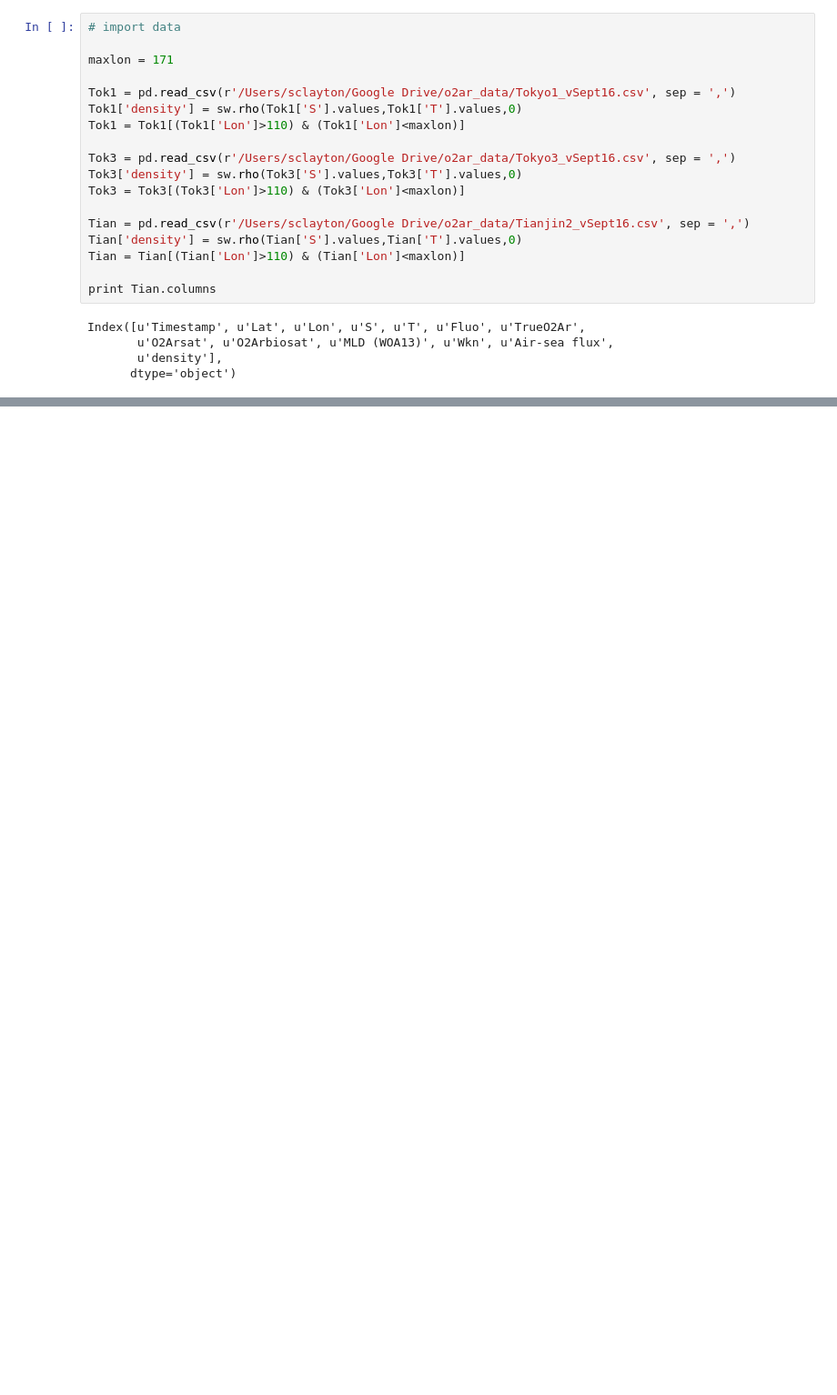
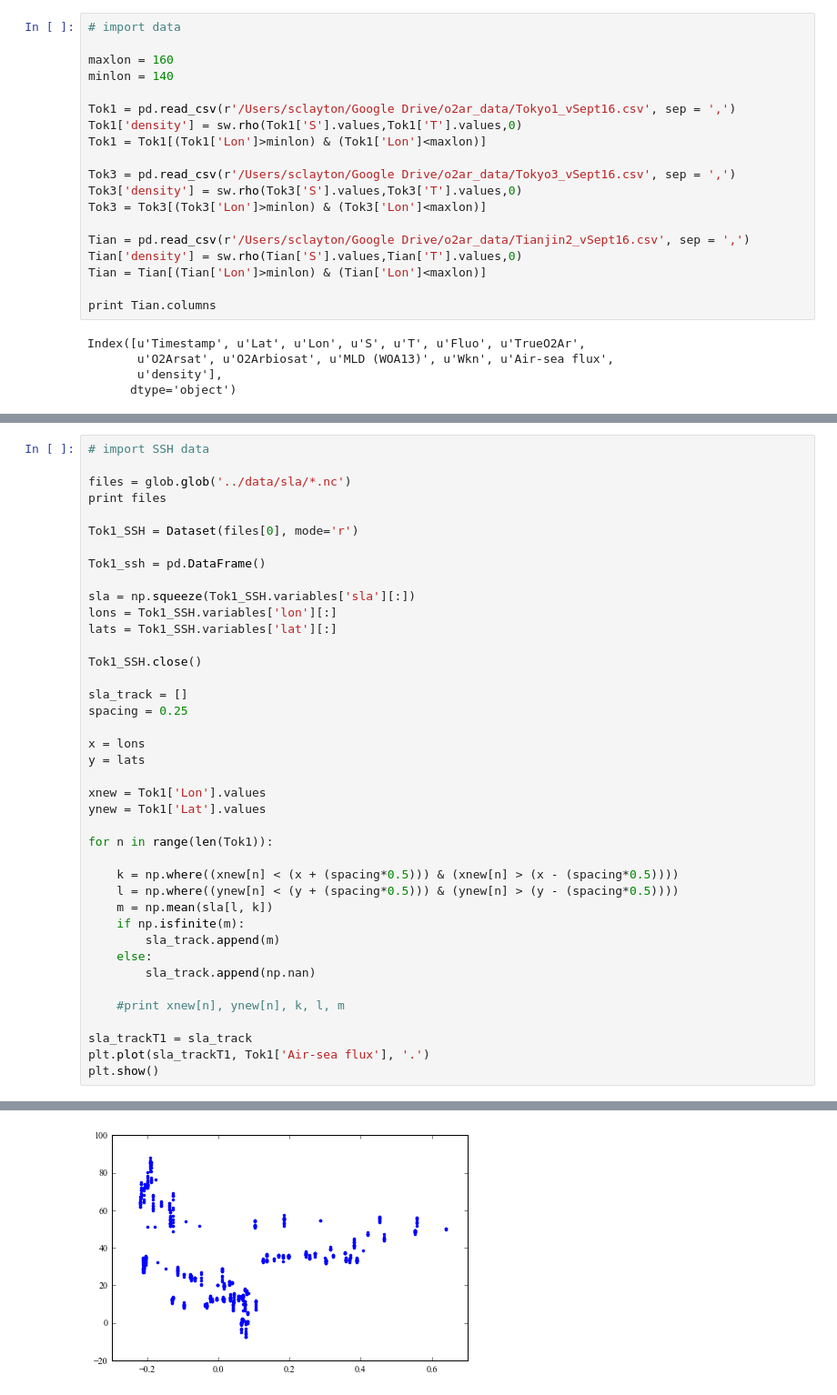
Before and after one commit to sophieclayton/kuroshio_productivity, a Jupyter notebook: SLA_NCP_corr.ipynb, the cells around one changed output, grey strips where cells are left out. Shown: that part at 91% size. Saved outputs shown, nothing was run; the diff lists cells and outputs as text; blank space fills up the shorter version.

```diff
--- a/SLA_NCP_corr.ipynb
+++ b/SLA_NCP_corr.ipynb
@@ -47,19 +16,20 @@ def NCP_bin(xbin, ybin, data):
 # %%
 # import data
 
-maxlon = 171
+maxlon = 160
+minlon = 140
 
 Tok1 = pd.read_csv(r'/Users/sclayton/Google Drive/o2ar_data/Tokyo1_vSept16.csv', sep = ',')
 Tok1['density'] = sw.rho(Tok1['S'].values,Tok1['T'].values,0)
-Tok1 = Tok1[(Tok1['Lon']>110) & (Tok1['Lon']<maxlon)]
+Tok1 = Tok1[(Tok1['Lon']>minlon) & (Tok1['Lon']<maxlon)]
 
 Tok3 = pd.read_csv(r'/Users/sclayton/Google Drive/o2ar_data/Tokyo3_vSept16.csv', sep = ',')
 Tok3['density'] = sw.rho(Tok3['S'].values,Tok3['T'].values,0)
-Tok3 = Tok3[(Tok3['Lon']>110) & (Tok3['Lon']<maxlon)]
+Tok3 = Tok3[(Tok3['Lon']>minlon) & (Tok3['Lon']<maxlon)]
 
 Tian = pd.read_csv(r'/Users/sclayton/Google Drive/o2ar_data/Tianjin2_vSept16.csv', sep = ',')
 Tian['density'] = sw.rho(Tian['S'].values,Tian['T'].values,0)
-Tian = Tian[(Tian['Lon']>110) & (Tian['Lon']<maxlon)]
+Tian = Tian[(Tian['Lon']>minlon) & (Tian['Lon']<maxlon)]
 
 print Tian.columns
 # %% [output]
@@ -111,0 +40,41 @@ T_SSH.close()
+# %%
+# import SSH data
+
+files = glob.glob('../data/sla/*.nc')
+print files
+
+Tok1_SSH = Dataset(files[0], mode='r')
+
+Tok1_ssh = pd.DataFrame()
+
+sla = np.squeeze(Tok1_SSH.variables['sla'][:])
+lons = Tok1_SSH.variables['lon'][:]
+lats = Tok1_SSH.variables['lat'][:]
+
+Tok1_SSH.close()
+
+sla_track = []
+spacing = 0.25
+
+x = lons
+y = lats
+
+xnew = Tok1['Lon'].values
+ynew = Tok1['Lat'].values
+
+for n in range(len(Tok1)):
+
+    k = np.where((xnew[n] < (x + (spacing*0.5))) & (xnew[n] > (x - (spacing*0.5))))
+    l = np.where((ynew[n] < (y + (spacing*0.5))) & (ynew[n] > (y - (spacing*0.5))))
+    m = np.mean(sla[l, k])
+    if np.isfinite(m):
+        sla_track.append(m)
+    else:
+        sla_track.append(np.nan)
+
+    #print xnew[n], ynew[n], k, l, m
+
+sla_trackT1 = sla_track
+plt.plot(sla_trackT1, Tok1['Air-sea flux'], '.')
+plt.show()
+# %% [output]
@@ -111,0 +82 @@ T_SSH.close()
+[figure, added]
```
Also changed, not shown: parts of 9 cells of this notebook.
